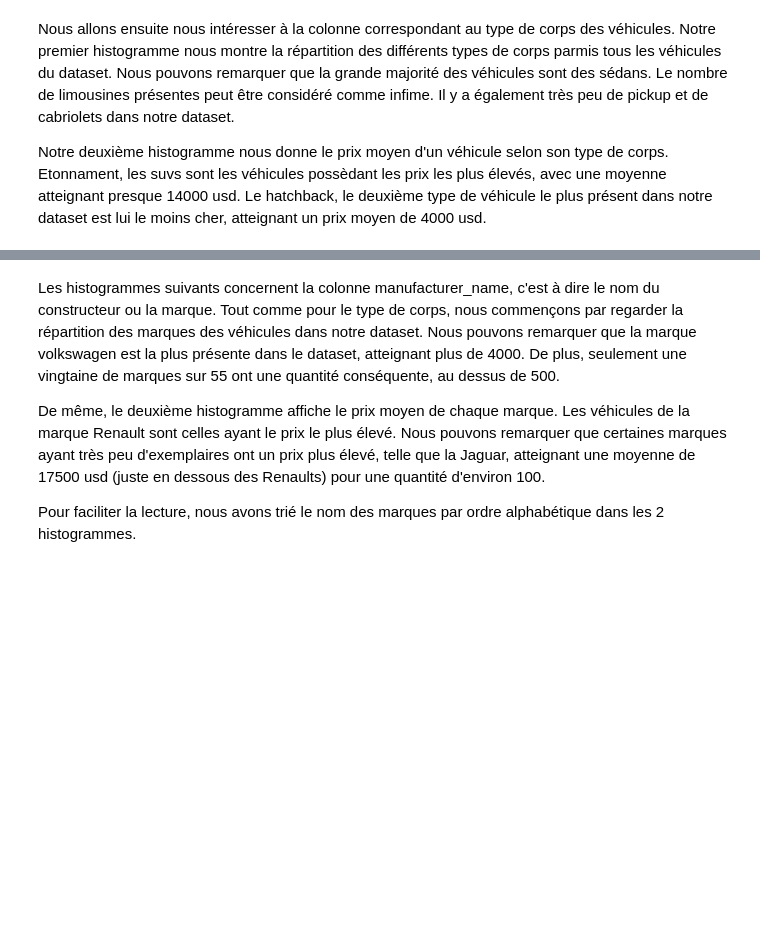
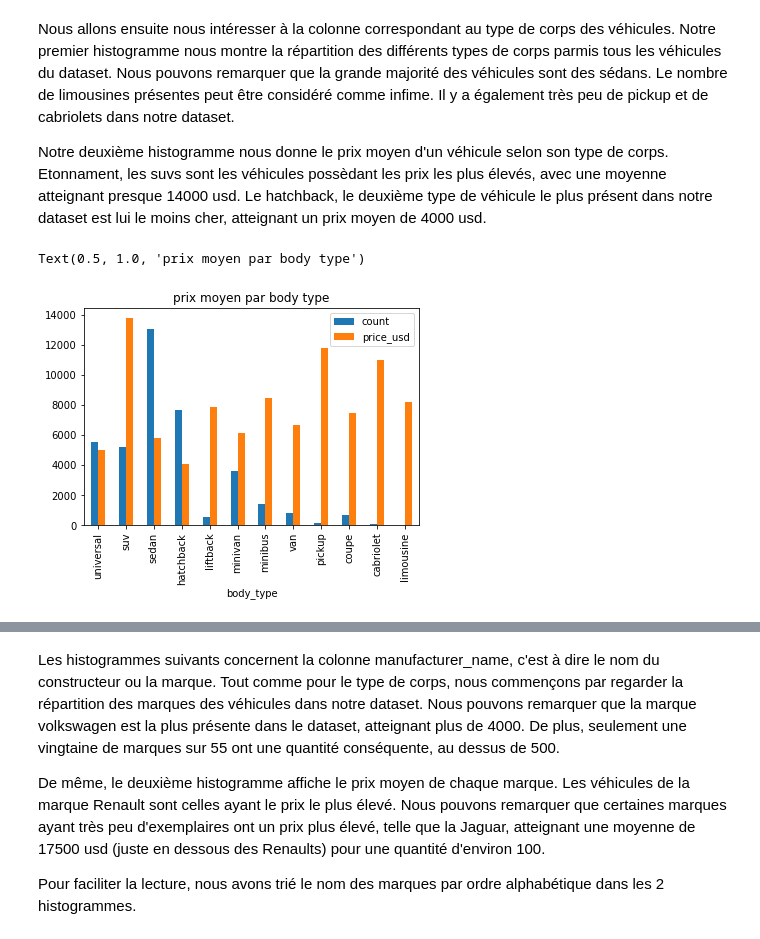
Before and after one commit to kerhogo/ias_cars, a Jupyter notebook: Visualisation.ipynb, the cells around one changed output, grey strips where cells are left out. Saved outputs shown, nothing was run; the diff lists cells and outputs as text; code cells hidden in the pictures; blank space fills up the shorter version.

Commit message:
Combine histogrammes

```diff
--- a/Visualisation.ipynb
+++ b/Visualisation.ipynb
@@ -71,6 +71,17 @@ Nous allons ensuite nous intéresser à la colonne correspondant au type de corp
 Notre premier histogramme nous montre la répartition des différents types de corps parmis tous les véhicules du dataset. Nous pouvons remarquer que la grande majorité des véhicules sont des sédans. Le nombre de limousines présentes peut être considéré comme infime. Il y a également très peu de pickup et de cabriolets dans notre dataset.
 
 Notre deuxième histogramme nous donne le prix moyen d'un véhicule selon son type de corps. Etonnament, les suvs sont les véhicules possèdant les prix les plus élevés, avec une moyenne atteignant presque 14000 usd. Le hatchback, le deuxième type de véhicule le plus présent dans notre dataset est lui le moins cher, atteignant un prix moyen de 4000 usd.
+# %%
+col = cars.body_type
+c = Counter(col)
+freq = pd.DataFrame.from_records(list(dict(c).items()), columns=['body_type','count']).set_index('body_type')
+prix = pd.DataFrame(cars.groupby(['body_type'])['price_usd'].mean())
+result = pd.concat([freq, prix], axis=1, join='inner')
+result.plot.bar()
+plt.title('prix moyen par body type')
+# %% [output]
+Text(0.5, 1.0, 'prix moyen par body type')
+[figure, added]
 # %%
 col = cars.body_type
 c = Counter(col)
```
Also changed, not shown: parts of 9 cells of this notebook.
